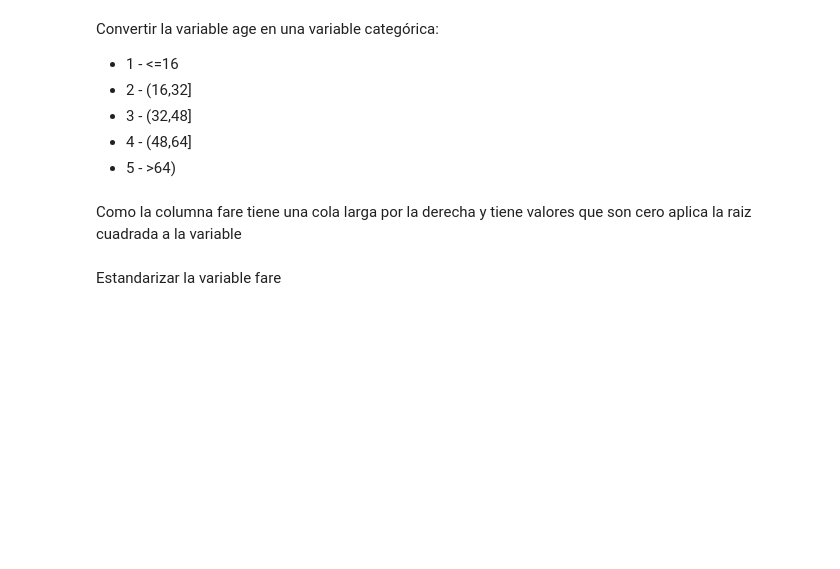
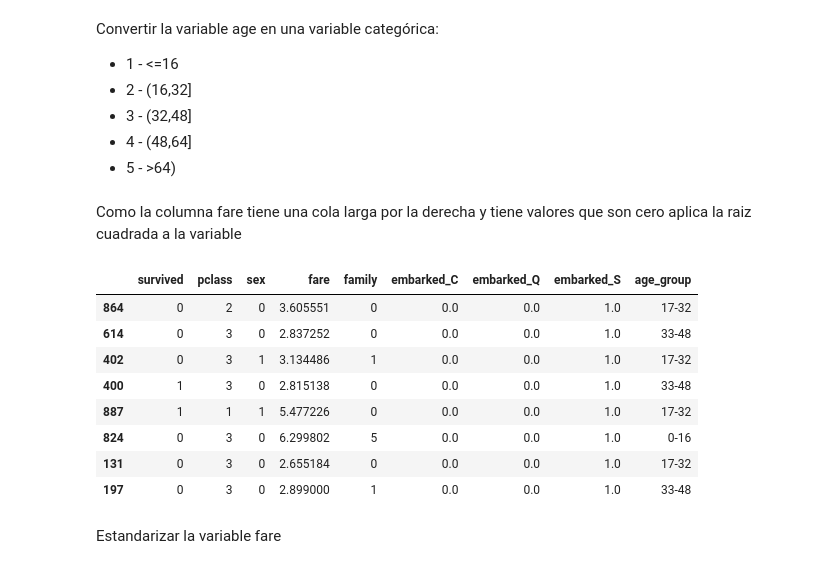
Before and after one commit to xabierguerrero/IABD_2425, a Jupyter notebook: Python_Ejers/SAPA/2_4Ejers/2_4Ejercicios.ipynb, the cells around one changed output. Saved outputs shown, nothing was run; the diff lists cells and outputs as text; code cells hidden in the pictures; blank space fills up the shorter version.

```diff
--- a/Python_Ejers/SAPA/2_4Ejers/2_4Ejercicios.ipynb
+++ b/Python_Ejers/SAPA/2_4Ejers/2_4Ejercicios.ipynb
@@ -365,2 +391,24 @@ Crea el atributo familia como suma de sibsp y parch y luego borra sibsp y parch
 # %% [markdown]
 Rellenamos los datos ausentes en el dataframe (lo hacemos para todas las columnas aunque ahora la mayoría no tiene datos ausentes, pero no sabemos como serán los datos si tenemos que volver a entrenar el modelo)
+# %%
+
+mode_survived = df_titanic_train_copy["survived"].mode()
+mode_class = df_titanic_train_copy["pclass"].mode()
+mode_sex = df_titanic_train_copy["sex"].mode()
+mode_age = df_titanic_train_copy["age"].mode()
+mode_fare = df_titanic_train_copy["fare"].mode()
+mode_embarked = df_titanic_train_copy["embarked"].mode()
+mode_family = df_titanic_train_copy["family"].mode()
+
+
+
+df_titanic_train_copy["survived"].fillna(mode_survived, inplace=True)
+df_titanic_train_copy["pclass"].fillna(mode_class, inplace=True)
+df_titanic_train_copy["sex"].fillna(mode_sex, inplace=True)
+df_titanic_train_copy["age"].fillna(float(mode_age), inplace=True)
+df_titanic_train_copy["fare"].fillna(mode_fare, inplace=True)
+df_titanic_train_copy["embarked"].fillna(mode_embarked.values[0], inplace=True)
+df_titanic_train_copy["family"].fillna(mode_family, inplace=True)
+df_titanic_train_copy['age']=df_titanic_train_copy['age'].astype(int)
+
+df_titanic_train_copy.info()
@@ -367,2 +430,6 @@ Rellenamos los datos ausentes en el dataframe (lo hacemos para todas las columna
 # %% [markdown]
 En el columna sex sustituir male por 0 y female por 1
+# %%
+mapa = {'male':0,'female':1}
+df_titanic_train_copy['sex'] = df_titanic_train_copy['sex'].replace(mapa)
+df_titanic_train_copy.head()
@@ -369,2 +443,11 @@ En el columna sex sustituir male por 0 y female por 1
 # %% [markdown]
 Aplicar One-Hot a la columna embarked
+# %%
+df_titanic_train_copy_cats = df_titanic_train_copy[["embarked"]]
+cat_encoder=OneHotEncoder()
+df_titanic_train_copy_1hot=cat_encoder.fit_transform(df_titanic_train_copy_cats)
+df_titanic_train_copy_1hot.toarray()
+df_output = pd.DataFrame(cat_encoder.transform(df_titanic_train_copy_cats).toarray(), columns=cat_encoder.get_feature_names_out(), index=df_titanic_train_copy_cats.index)
+df_titanic_train_copy = pd.concat([df_titanic_train_copy,df_output],axis=1)
+df_titanic_train_copy=df_titanic_train_copy.drop("embarked",axis=1)
+df_titanic_train_copy.head()
@@ -375,7 +465,27 @@ Convertir la variable age en una variable categórica:
 - 3 - (32,48]
 - 4 - (48,64]
 - 5 - >64)
+# %%
+#df_titanic_train_copy.info()
+
+df_titanic_train_copy["age_group"] = pd.cut(df_titanic_train_copy['age'],
+                                             bins = [-1,16,32,48,64,np.inf], # si ponemos el primer bin desde 0 el valor 0 lo asigna nulo
+                                             labels=['0-16','17-32','33-48','49-64','65+'])
+df_titanic_train_copy=df_titanic_train_copy.drop('age',axis=1)
 # %% [markdown]
 Como la columna fare tiene una cola larga por la derecha y tiene valores que son cero aplica la raiz cuadrada a la variable
+# %%
+df_titanic_train_copy['fare']=np.sqrt(df_titanic_train_copy['fare'])
+df_titanic_train_copy.head(8)
+# %% [output]
+|  | survived | pclass | sex | fare | family | embarked_C | embarked_Q | embarked_S | age_group |
+| 864 | 0 | 2 | 0 | 3.605551 | 0 | 0.0 | 0.0 | 1.0 | 17-32 |
+| 614 | 0 | 3 | 0 | 2.837252 | 0 | 0.0 | 0.0 | 1.0 | 33-48 |
+| 402 | 0 | 3 | 1 | 3.134486 | 1 | 0.0 | 0.0 | 1.0 | 17-32 |
+| 400 | 1 | 3 | 0 | 2.815138 | 0 | 0.0 | 0.0 | 1.0 | 33-48 |
+| 887 | 1 | 1 | 1 | 5.477226 | 0 | 0.0 | 0.0 | 1.0 | 17-32 |
+| 824 | 0 | 3 | 0 | 6.299802 | 5 | 0.0 | 0.0 | 1.0 | 0-16 |
+| 131 | 0 | 3 | 0 | 2.655184 | 0 | 0.0 | 0.0 | 1.0 | 17-32 |
+| 197 | 0 | 3 | 0 | 2.899000 | 1 | 0.0 | 0.0 | 1.0 | 33-48 |
 # %% [markdown]
 Estandarizar la variable fare
```
Also changed, not shown: parts of 23 cells of this notebook.
